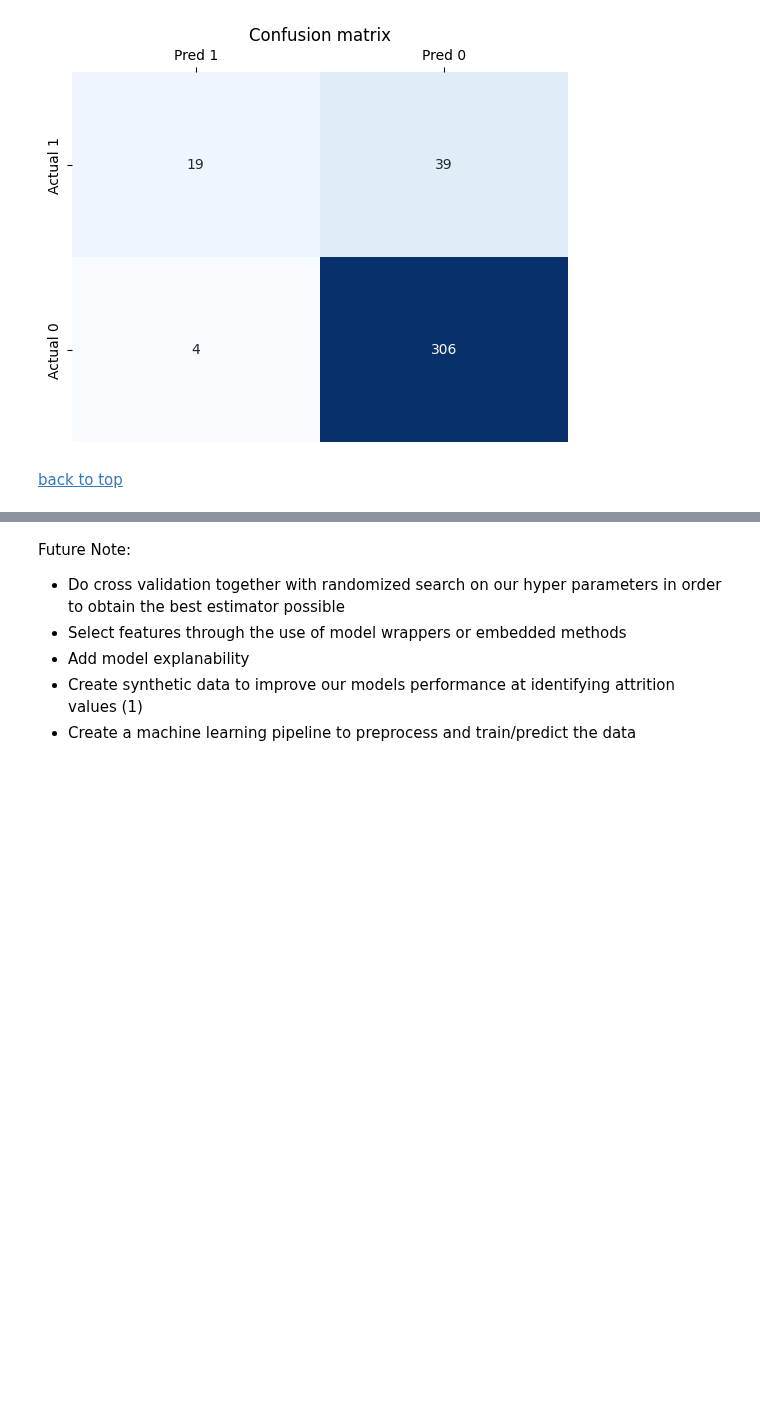
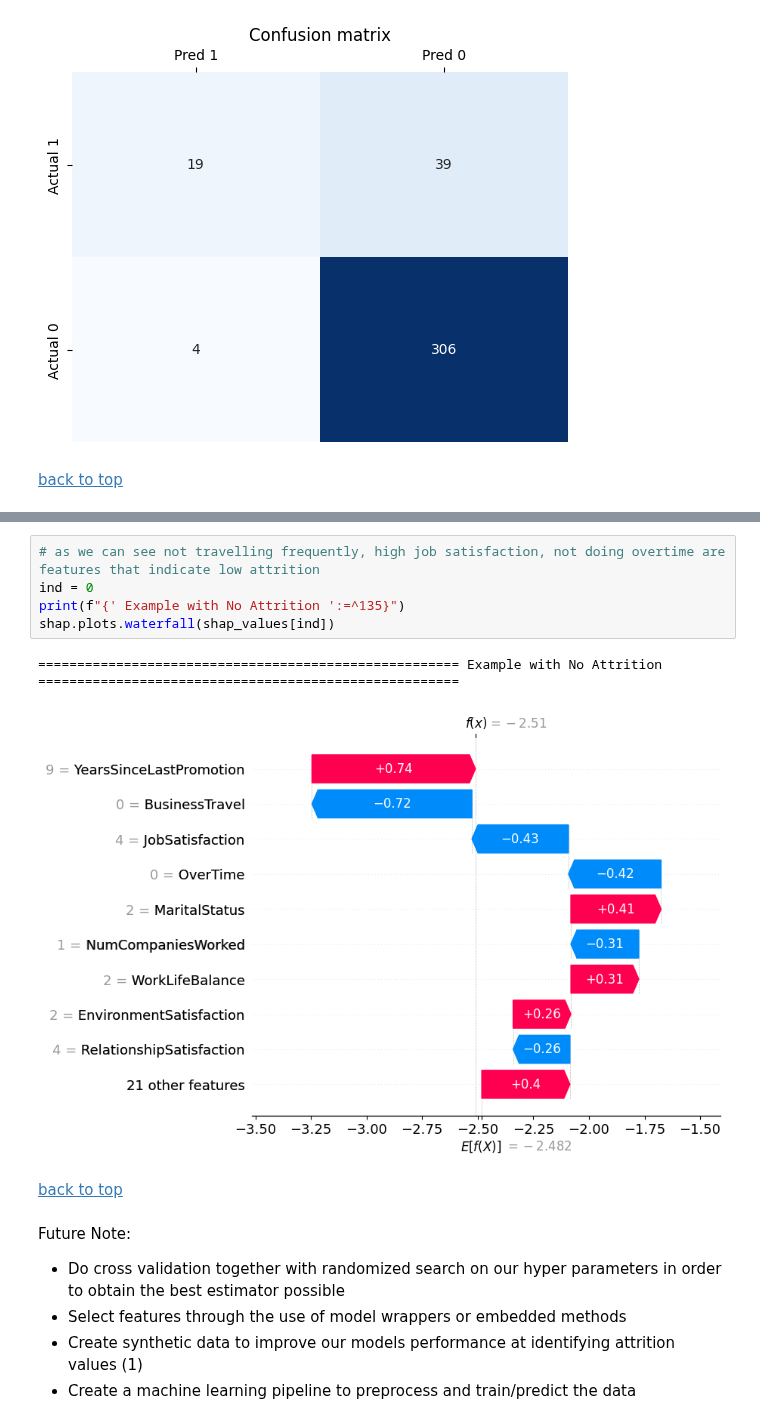
Before and after one commit to GoncaloJoseMoura/Projects, a Jupyter notebook: HR/HR_Attrition.ipynb, the cells around one changed output, grey strips where cells are left out. Cells and saved outputs as stored; diff of their text form; blank space fills up the shorter version.

```diff
--- a/HR/HR_Attrition.ipynb
+++ b/HR/HR_Attrition.ipynb
@@ -588,7 +639,16 @@ weighted avg       0.90      0.90      0.89       368
+# %%
+# as we can see not travelling frequently, high job satisfaction, not doing overtime are features that indicate low attrition
+ind = 0
+print(f"{' Example with No Attrition ':=^135}")
+shap.plots.waterfall(shap_values[ind])
+# %% [output]
+====================================================== Example with No Attrition ======================================================
+[figure, added]
+# %% [markdown]
+<a href='#top'>back to top</a>
 # %% [markdown]
 Future Note:
 - Do cross validation together with randomized search on our hyper parameters in order to obtain the best estimator possible
 - Select features through the use of model wrappers or embedded methods
-- Add model explanability
 - Create synthetic data to improve our models performance at identifying attrition values (1)
 - Create a machine learning pipeline to preprocess and train/predict the data
```
Also changed, not shown: parts of 15 cells of this notebook, 9 other files.
